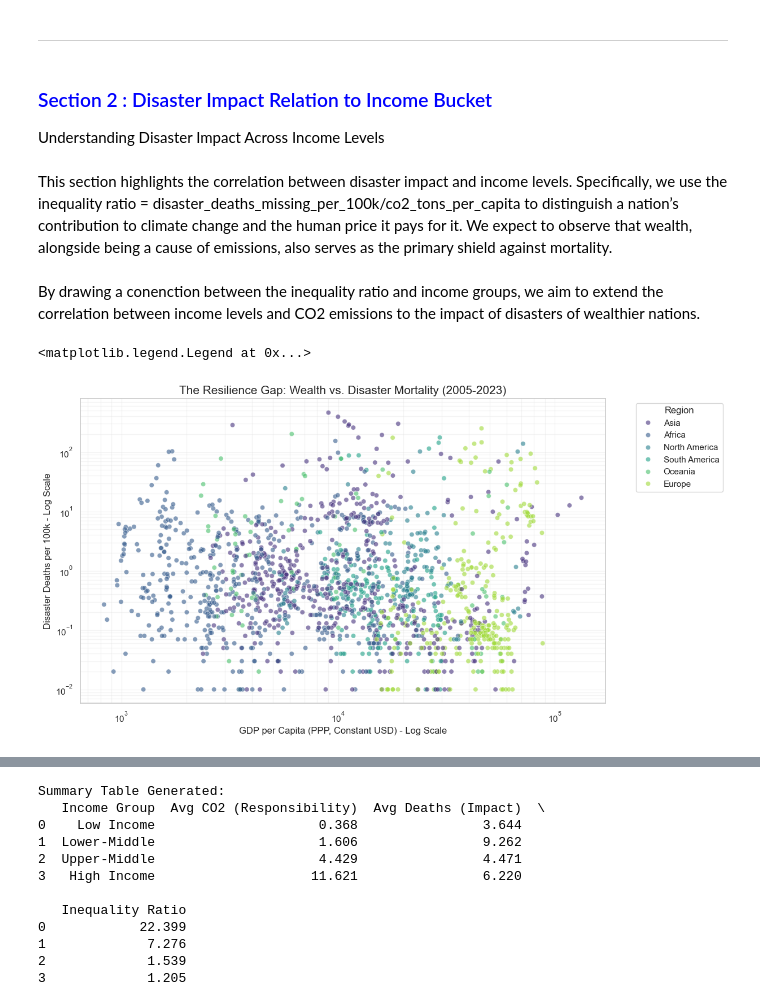
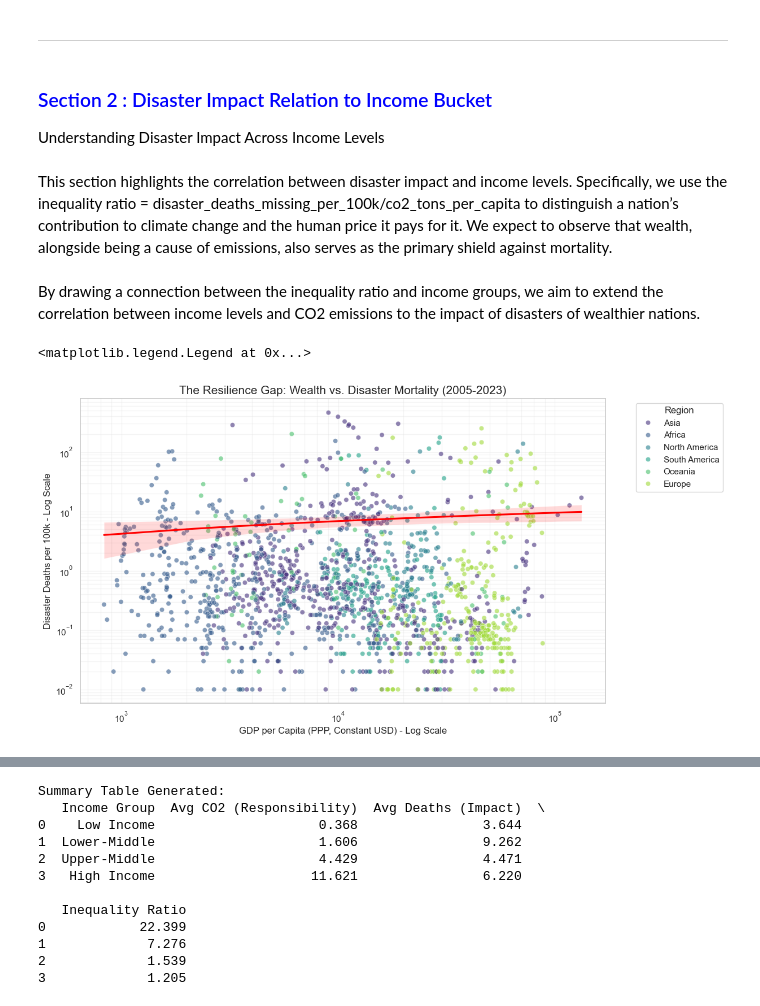
Before and after one commit to COGS108/Group133_WI26, a Jupyter notebook: 02-EDACheckpoint.ipynb, the cells around one changed output, grey strips where cells are left out. Saved outputs shown, nothing was run; the diff lists cells and outputs as text; code cells hidden in the pictures.

```diff
--- a/02-EDACheckpoint.ipynb
+++ b/02-EDACheckpoint.ipynb
@@ -415,7 +418,7 @@ Understanding Disaster Impact Across Income Levels
 This section highlights the correlation between disaster impact and income levels. Specifically, we use the inequality ratio = disaster_deaths_missing_per_100k/co2_tons_per_capita to distinguish a nation’s contribution to climate change and the human price it pays for it. We expect to observe that wealth, alongside being a cause of emissions, also serves as the primary shield against mortality.
 \
 \
-By drawing a conenction between the inequality ratio and income groups, we aim to extend the correlation between income levels and CO2 emissions to the impact of disasters of wealthier nations.
+By drawing a connection between the inequality ratio and income groups, we aim to extend the correlation between income levels and CO2 emissions to the impact of disasters of wealthier nations.
 # %%
 import pandas as pd
 import seaborn as sns
@@ -425,31 +428,40 @@ import plotly.express as px
 # %%
 # Create Income Buckets based on GDP
 df['income_group'] = pd.qcut(df['gdp_per_capita_ppp_const'], 4,
                              labels=['Low Income', 'Lower-Middle', 'Upper-Middle', 'High Income'])
 
 # Calculate the Inequality Ratio
 df['inequality_ratio'] = df['disaster_deaths_missing_per_100k'] / (df['co2_tons_per_capita'] + 1e-6)
 
 plt.figure(figsize=(12, 7))
 # We filter for deaths > 0 to make the log scale meaningful
 plot_df = df[df['disaster_deaths_missing_per_100k'] > 0]
 
 sns.scatterplot(
     data=plot_df,
     x='gdp_per_capita_ppp_const',
     y='disaster_deaths_missing_per_100k',
     hue='owid_region',
     alpha=0.6,
     palette='viridis'
 )
 
+sns.regplot(
+    data=plot_df,
+    x='gdp_per_capita_ppp_const',
+    y='disaster_deaths_missing_per_100k',
+    scatter=False,
+    color='red',
+    logx=True
+)
+
 plt.xscale('log')
 plt.yscale('log')
 plt.title('The Resilience Gap: Wealth vs. Disaster Mortality (2005-2023)', fontsize=15)
 plt.xlabel('GDP per Capita (PPP, Constant USD) - Log Scale', fontsize=12)
 plt.ylabel('Disaster Deaths per 100k - Log Scale', fontsize=12)
 plt.grid(True, which="both", ls="-", alpha=0.2)
 plt.legend(bbox_to_anchor=(1.05, 1), loc='upper left', title='Region')
 # %% [output]
 <matplotlib.legend.Legend at 0x...>
-[figure, old version]
+[figure, new version]
```
Also changed, not shown: parts of 7 cells of this notebook.
